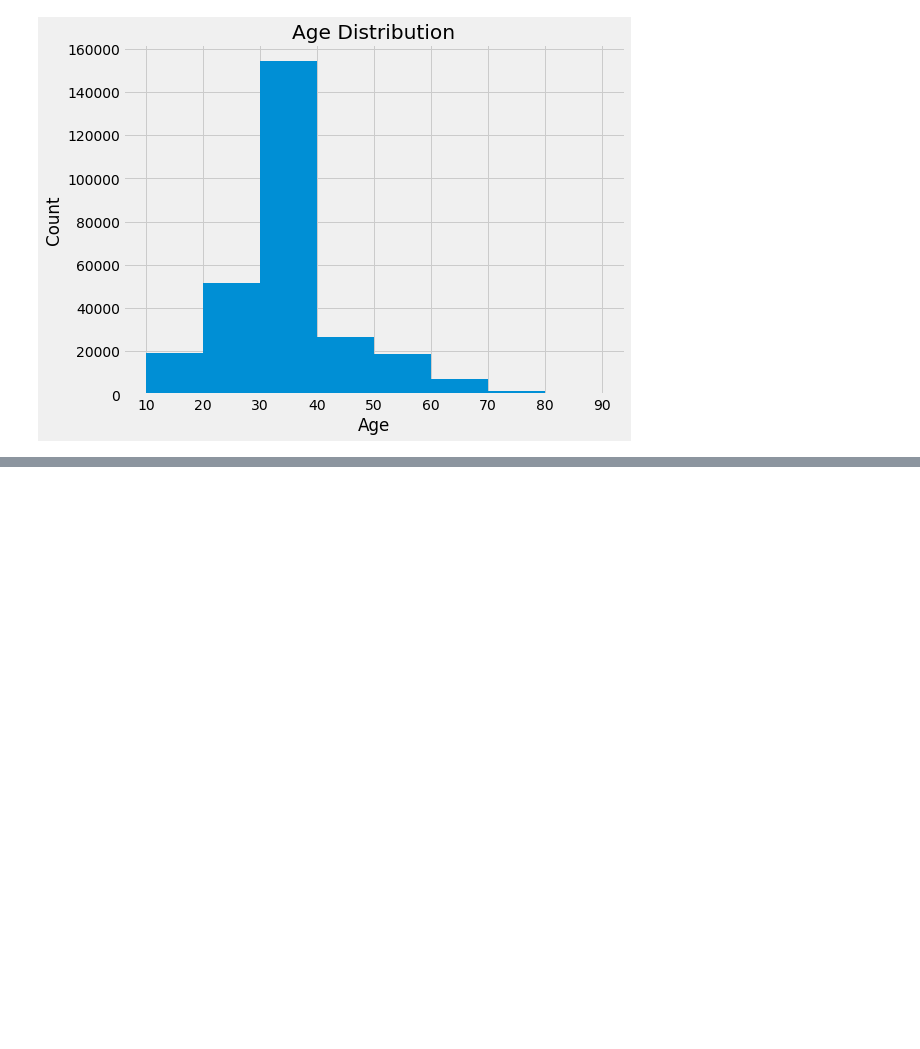
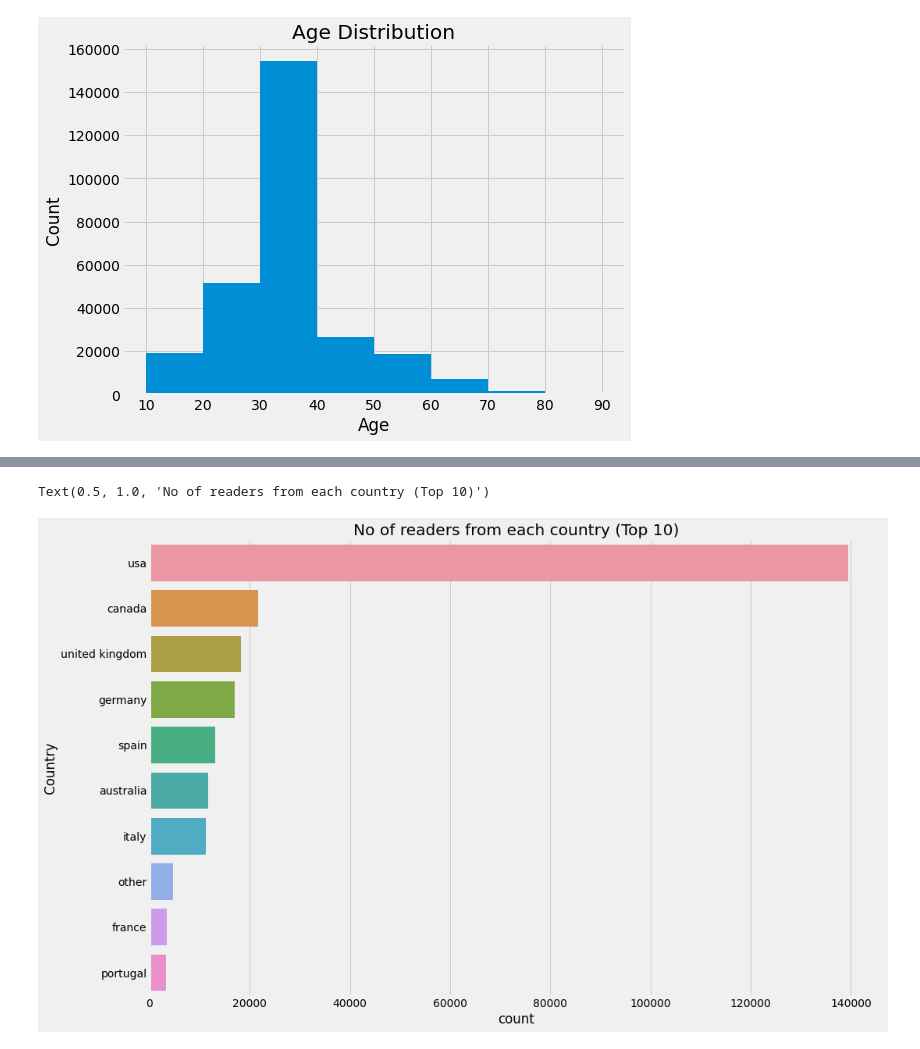
Before and after one commit to Dshivank/Book-Recommendation-System, a Jupyter notebook: Book_Recommendation_System.ipynb, the cells around one changed output, grey strips where cells are left out. Saved outputs shown, nothing was run; the diff lists cells and outputs as text; code cells hidden in the pictures; blank space fills up the shorter version.

```diff
--- a/Book_Recommendation_System.ipynb
+++ b/Book_Recommendation_System.ipynb
@@ -585,0 +615,8 @@ plt.show()
+# %%
+#top 10 Countries based on number of readers
+plt.figure(figsize=(15,10))
+sns.countplot(y="Country", data=users, order=users['Country'].value_counts().index[0:10])
+plt.title("No of readers from each country (Top 10)")
+# %% [output]
+Text(0.5, 1.0, 'No of readers from each country (Top 10)')
+[figure, added]
```
Also changed, not shown: parts of 3 cells of this notebook.
